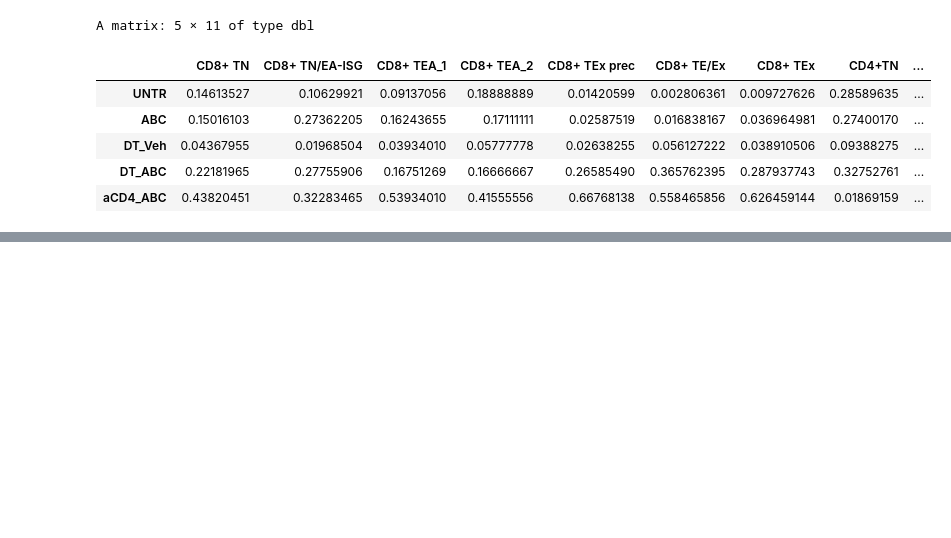
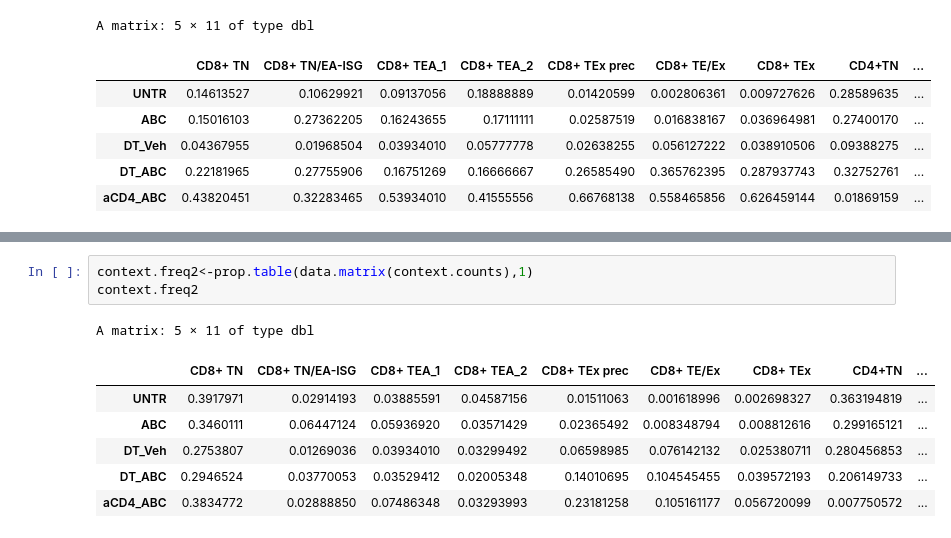
Before and after one commit to hmbaghdassarian/norcross_abc, a Jupyter notebook: notebooks/02_Compositional_Analysis.ipynb, the cells around one changed output, grey strips where cells are left out. Cells and saved outputs as stored; diff of their text form; blank space fills up the shorter version.

```diff
--- a/notebooks/02_Compositional_Analysis.ipynb
+++ b/notebooks/02_Compositional_Analysis.ipynb
@@ -118,0 +154,11 @@ suppressWarnings({
+# %%
+context.freq2<-prop.table(data.matrix(context.counts),1)
+context.freq2
+# %% [output]
+A matrix: 5 × 11 of type dbl
+|  | CD8+ TN | CD8+ TN/EA-ISG | CD8+ TEA_1 | CD8+ TEA_2 | CD8+ TEx prec | CD8+ TE/Ex | CD8+ TEx | CD4+TN | ... |
+| UNTR | 0.3917971 | 0.02914193 | 0.03885591 | 0.04587156 | 0.01511063 | 0.001618996 | 0.002698327 | 0.363194819 | ... |
+| ABC | 0.3460111 | 0.06447124 | 0.05936920 | 0.03571429 | 0.02365492 | 0.008348794 | 0.008812616 | 0.299165121 | ... |
+| DT_Veh | 0.2753807 | 0.01269036 | 0.03934010 | 0.03299492 | 0.06598985 | 0.076142132 | 0.025380711 | 0.280456853 | ... |
+| DT_ABC | 0.2946524 | 0.03770053 | 0.03529412 | 0.02005348 | 0.14010695 | 0.104545455 | 0.039572193 | 0.206149733 | ... |
+| aCD4_ABC | 0.3834772 | 0.02888850 | 0.07486348 | 0.03293993 | 0.23181258 | 0.105161177 | 0.056720099 | 0.007750572 | ... |
```
Also changed, not shown: parts of 9 cells of this notebook, 7 other files.
